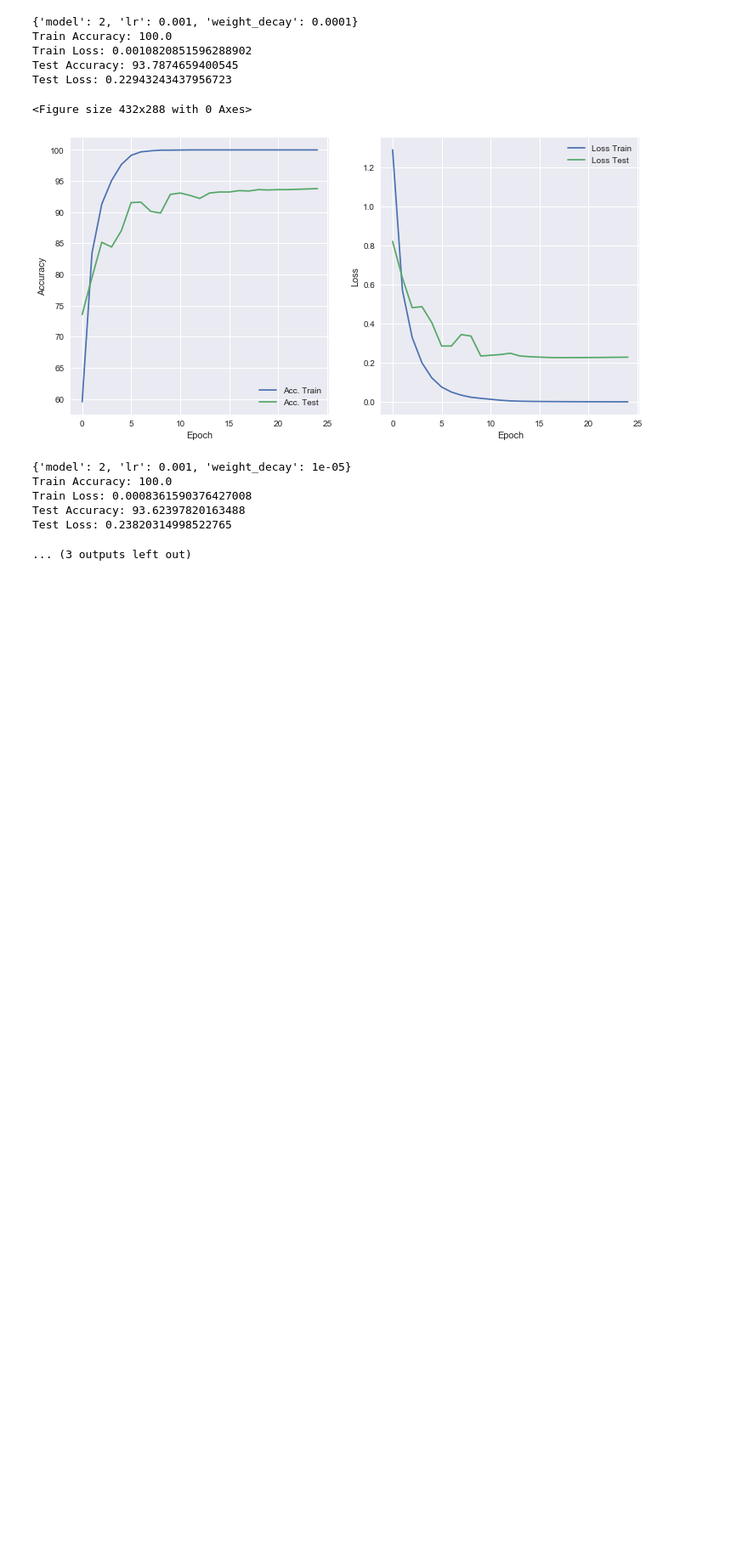
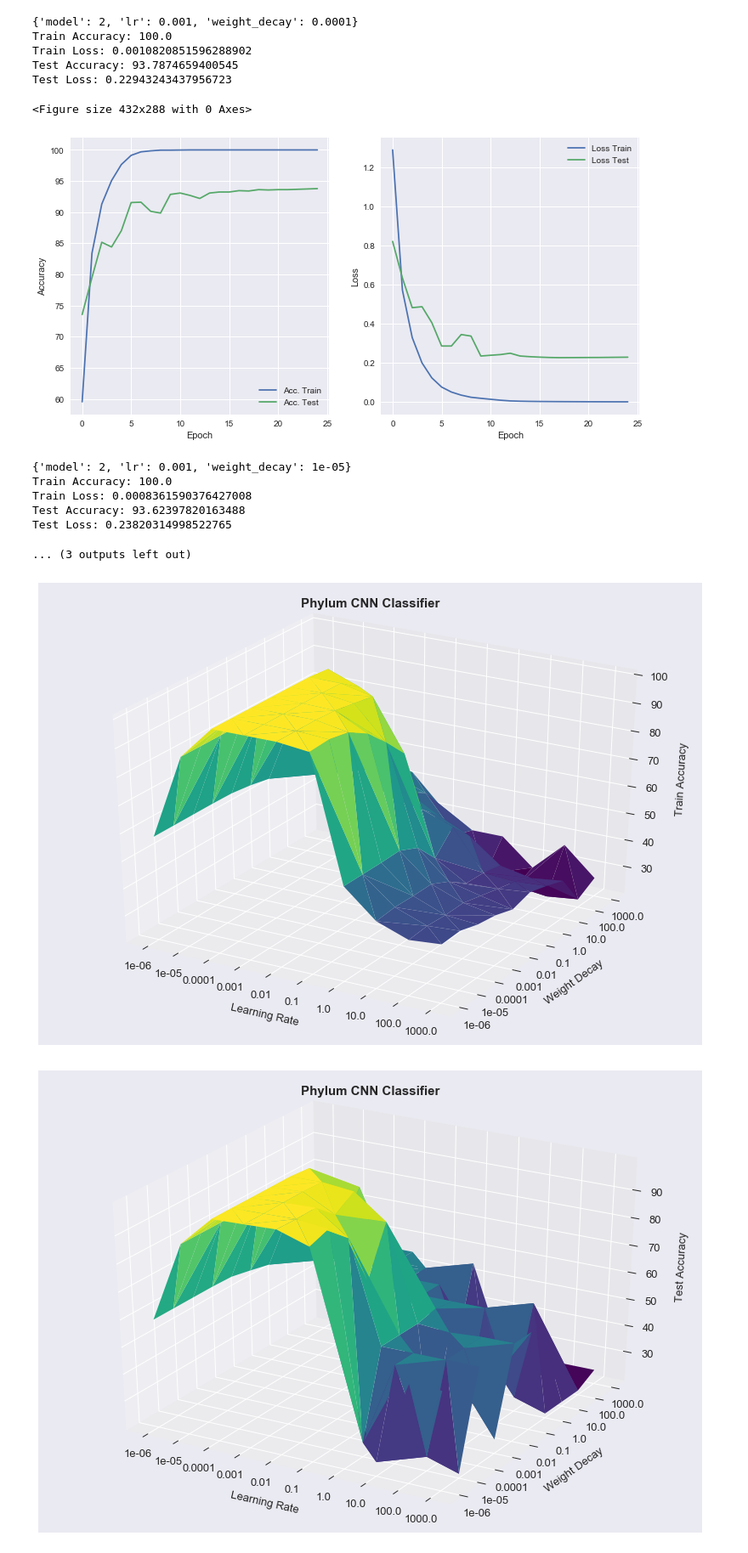
Before and after one commit to srivathsapv/cgda_project, a Jupyter notebook: notebooks/CNN - DNA QRCode Based.ipynb, the cells around one changed output. Shown at 85% size. Saved outputs shown, nothing was run; the diff lists cells and outputs as text; code cells hidden in the pictures; blank space fills up the shorter version.

Commit message:
Add 3D plots for cross validation, retrain and val models on testset

```diff
--- a/notebooks/CNN - DNA QRCode Based.ipynb
+++ b/notebooks/CNN - DNA QRCode Based.ipynb
@@ -519,3 +502,17 @@ Train Loss: 0.0008361590376427008
 Test Accuracy: 93.62397820163488
 Test Loss: 0.23820314998522765
 ... (3 outputs left out)
+# %%
+def get_items_to_plot(model):
+    acc_train, acc_test, loss_train, loss_test, configs = list(zip(*model))
+
+    get_final = lambda x: list(zip(*x))[-1]
+
+    train_accuracies = get_final(acc_train)
+    test_accuracies = get_final(acc_test)
+    train_losses = get_final(loss_train)
+    test_losses = get_final(loss_test)
+
+    learning_rates, weight_decays = list(zip(*[(config["lr"], config["weight_decay"]) for config in configs]))
+
+    return train_accuracies, test_accuracies, train_losses, test_losses, learning_rates, weight_decays
@@ -521,0 +565,12 @@ Test Loss: 0.23820314998522765
+# %%
+def plot_grid_search_plots(model, title):
+    train_accuracies, test_accuracies, train_losses, test_losses, learning_rates, weight_decays = get_items_to_plot(model)
+    plot_performance_metric(train_accuracies, learning_rates, weight_decays, z_label="Train Accuracy", title = title + " CNN Classifier")
+    plot_performance_metric(test_accuracies, learning_rates, weight_decays, z_label="Test Accuracy", title = title + " CNN Classifier")
+    plot_performance_metric(train_losses, learning_rates, weight_decays, clip_outliers=True, z_label="Train Loss", title = title + " CNN Classifier")
+    plot_performance_metric(test_losses, learning_rates, weight_decays, clip_outliers=True, z_label="Test Loss", title = title + " CNN Classifier")
+# %%
+plot_grid_search_plots(phylum_model, "Phylum")
+# %% [output]
+[figure, added]
+[figure, added]
```
Also changed, not shown: parts of 14 cells of this notebook.
